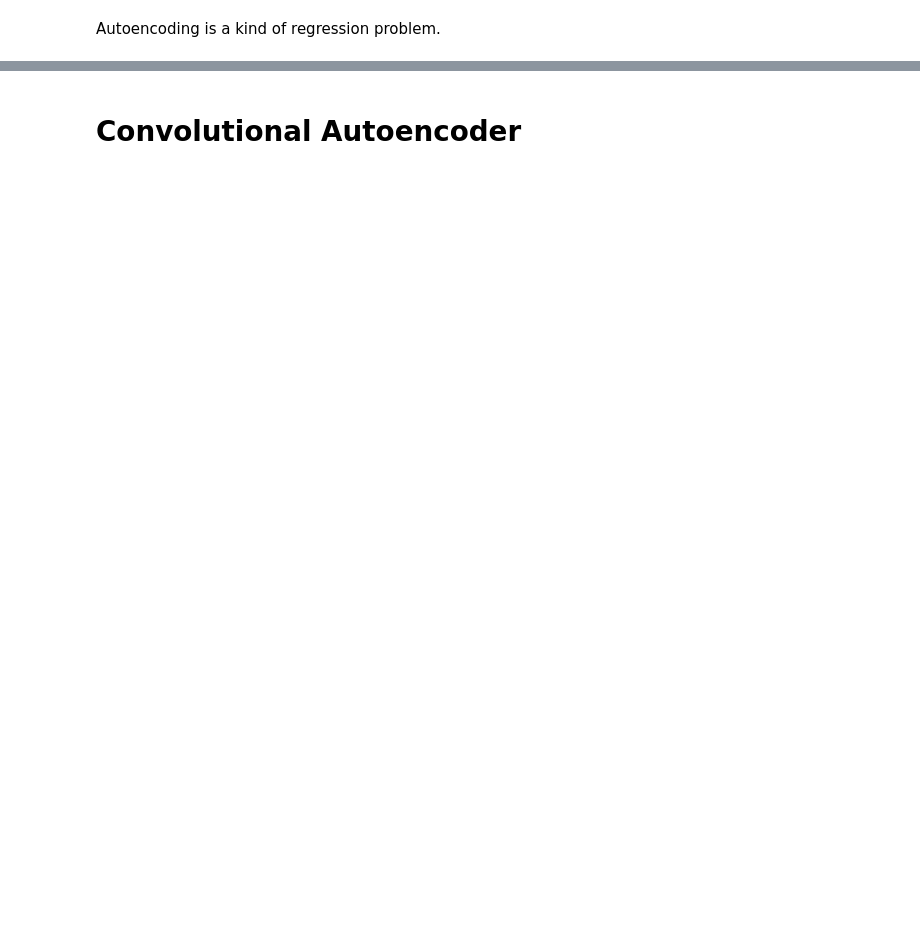
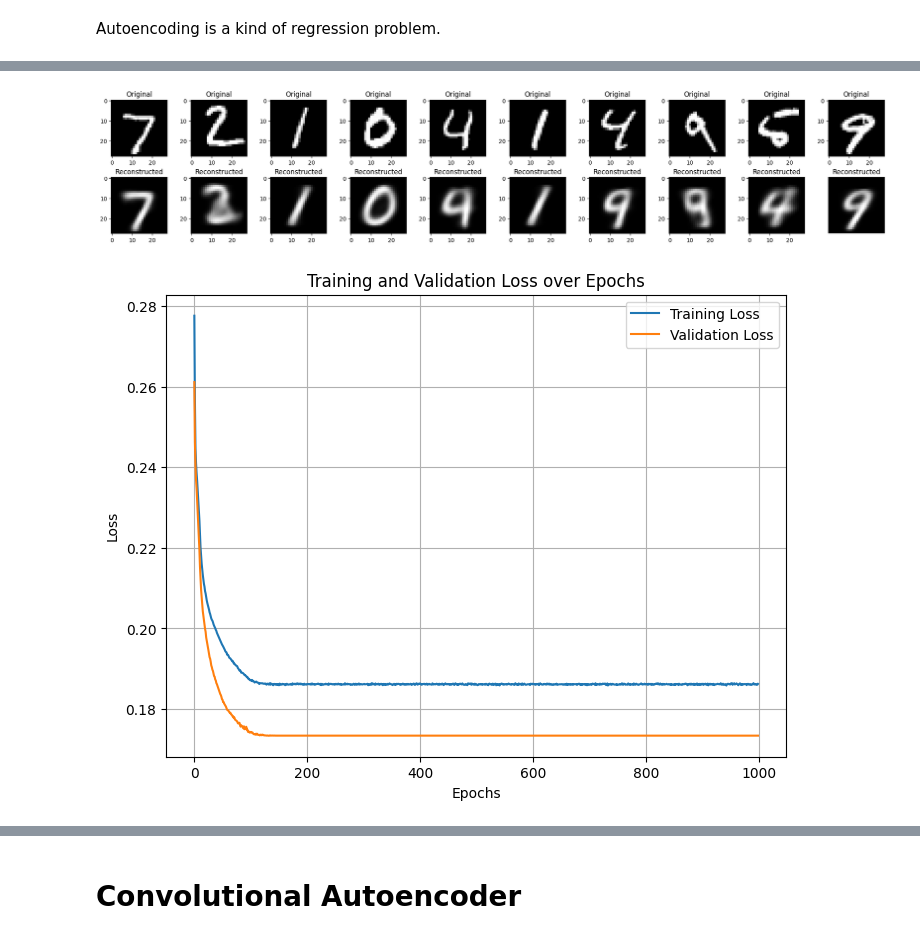
Before and after one commit to joseph-hellerstein/pixel_proficiency, a Jupyter notebook: notebooks/Pixel_Proficiency_4_self-supervised-autoencoders.ipynb, the cells around one changed output, grey strips where cells are left out. Drawn from its saved outputs; the diff is of its cells as text; code cells hidden in the pictures; blank space fills up the shorter version.

```diff
--- a/notebooks/Pixel_Proficiency_4_self-supervised-autoencoders.ipynb
+++ b/notebooks/Pixel_Proficiency_4_self-supervised-autoencoders.ipynb
@@ -503,8 +584,5 @@ dae2.plotLoss()
 # %%
-encode_dims = [784, 128, 64, 16]
-image_shape = [28, 28]
-dae = DenseAutoencoder(image_shape, encode_dims, is_delete_serialization=True, is_early_stopping=False)
-dae.fit(X_MNIST_TRAIN, num_epoch=10, batch_size=128, validation_data=X_MNIST_TEST, is_verbose=1)
-dae.summarize()
-dae.plot(X_MNIST_TEST)
-print(f"Compression ration: {dae.compression_factor}")
+# Training on 1,000 epochs
+DAE_MNIST.plot(X_MNIST_TEST)
+DAE_MNIST.plotLoss()
+# %% [output]
@@ -511,3 +590,5 @@ print(f"Compression ration: {dae.compression_factor}")
+[figure, added]
+[figure, added]
 # %% [markdown]
 <img src="https://raw.githubusercontent.com/joseph-hellerstein/pixel_proficiency/main/docs/images/dense_autoencoder-epochs_100-MNIST.png"
          alt="Generic autoencoder"
```
Also changed, not shown: parts of 56 cells of this notebook, 2 other files.
